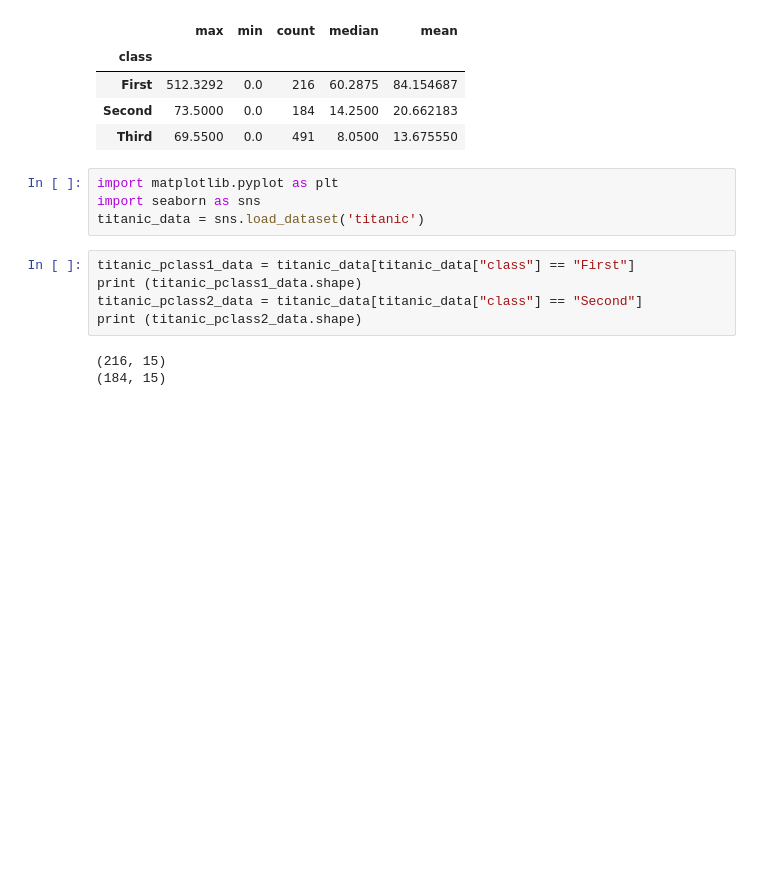
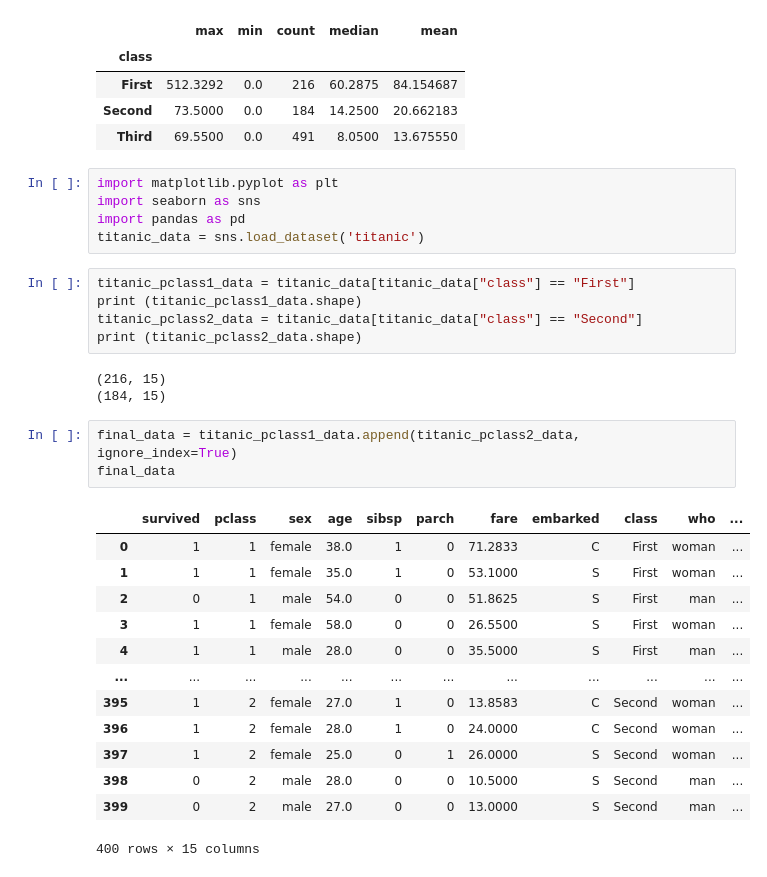
Before and after one commit to Dannysesi/Data_Science-learning, a Jupyter notebook: 30days_of_learning_pandas.ipynb, the cells around one changed output. Saved outputs shown, nothing was run; the diff lists cells and outputs as text; blank space fills up the shorter version.

```diff
--- a/30days_of_learning_pandas.ipynb
+++ b/30days_of_learning_pandas.ipynb
@@ -1545,6 +1545,7 @@ titanic_gbclass.fare.agg(['max', 'min', 'count', 'median', 'mean'])
 # %%
 import matplotlib.pyplot as plt
 import seaborn as sns
+import pandas as pd
 titanic_data = sns.load_dataset('titanic')
 # %%
 titanic_pclass1_data = titanic_data[titanic_data["class"] == "First"]
@@ -1554,3 +1555,20 @@ print (titanic_pclass2_data.shape)
 # %% [output]
 (216, 15)
 (184, 15)
+# %%
+final_data = titanic_pclass1_data.append(titanic_pclass2_data, ignore_index=True)
+final_data
+# %% [output]
+|  | survived | pclass | sex | age | sibsp | parch | fare | embarked | class | who | ... |
+| 0 | 1 | 1 | female | 38.0 | 1 | 0 | 71.2833 | C | First | woman | ... |
+| 1 | 1 | 1 | female | 35.0 | 1 | 0 | 53.1000 | S | First | woman | ... |
+| 2 | 0 | 1 | male | 54.0 | 0 | 0 | 51.8625 | S | First | man | ... |
+| 3 | 1 | 1 | female | 58.0 | 0 | 0 | 26.5500 | S | First | woman | ... |
+| 4 | 1 | 1 | male | 28.0 | 0 | 0 | 35.5000 | S | First | man | ... |
+| ... | ... | ... | ... | ... | ... | ... | ... | ... | ... | ... | ... |
+| 395 | 1 | 2 | female | 27.0 | 1 | 0 | 13.8583 | C | Second | woman | ... |
+| 396 | 1 | 2 | female | 28.0 | 1 | 0 | 24.0000 | C | Second | woman | ... |
+| 397 | 1 | 2 | female | 25.0 | 0 | 1 | 26.0000 | S | Second | woman | ... |
+| 398 | 0 | 2 | male | 28.0 | 0 | 0 | 10.5000 | S | Second | man | ... |
+| 399 | 0 | 2 | male | 27.0 | 0 | 0 | 13.0000 | S | Second | man | ... |
+400 rows × 15 columns
```
Also changed, not shown: parts of 8 cells of this notebook.
